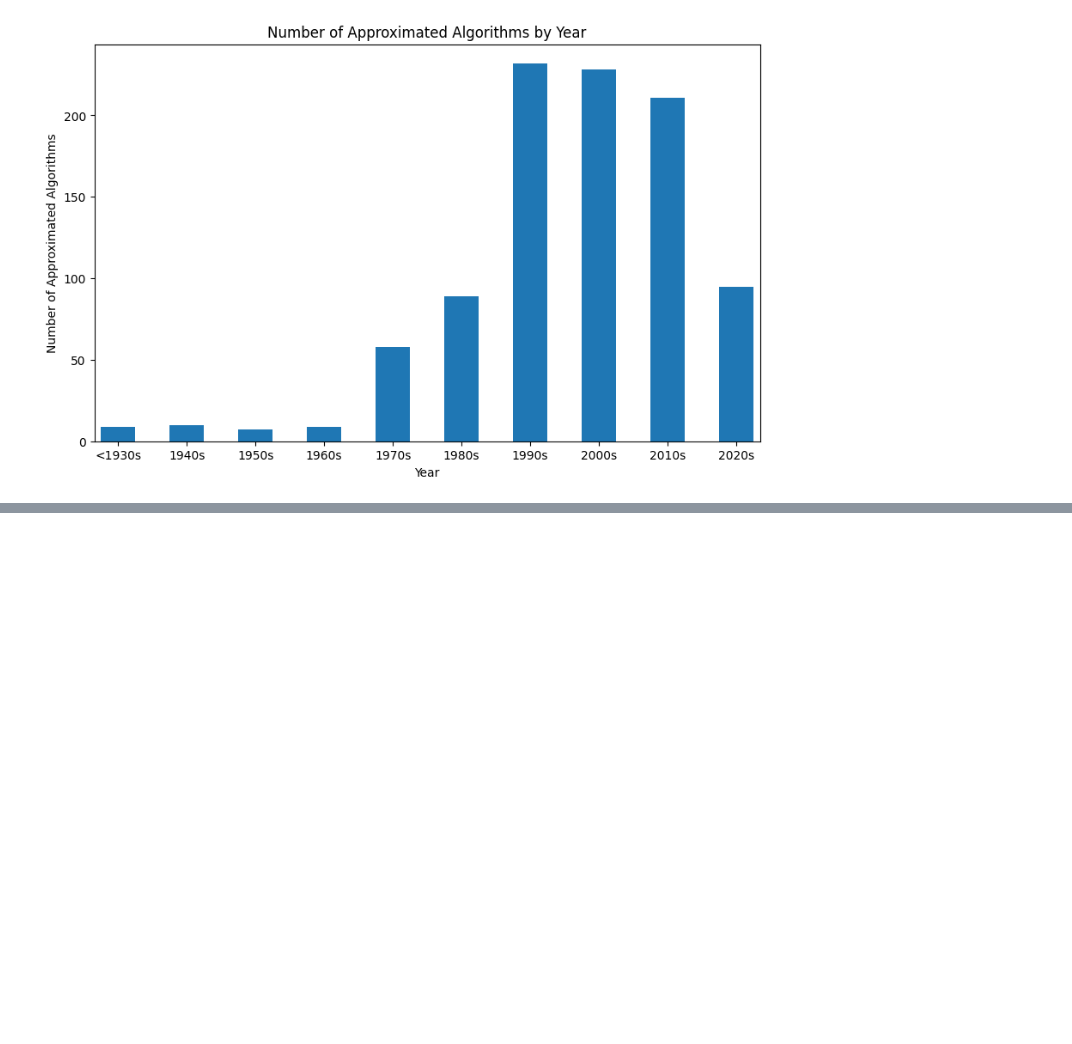
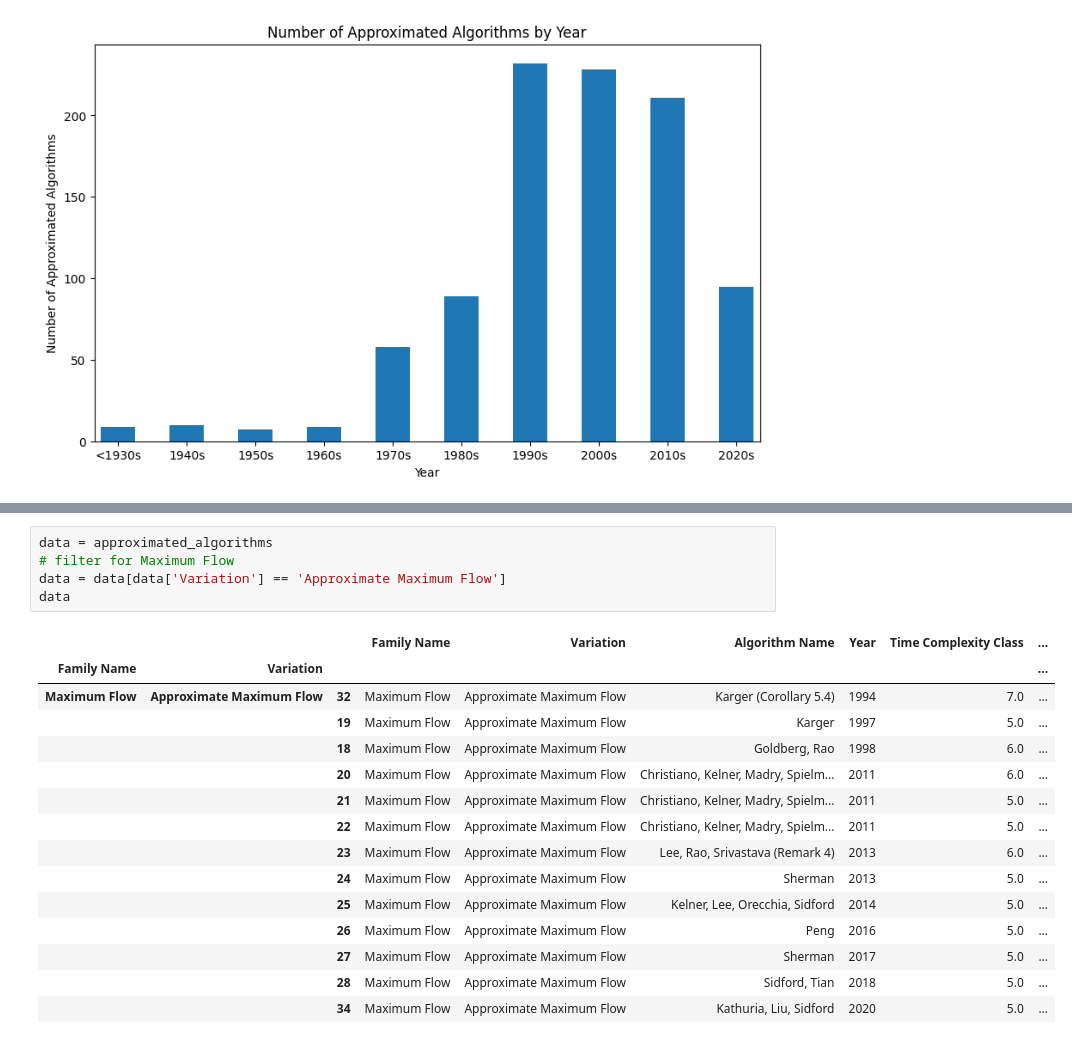
Before and after one commit to andrewlucasgs/approximation-algorithms, a Jupyter notebook: improvements.ipynb, the cells around one changed output, grey strips where cells are left out. Saved outputs shown, nothing was run; the diff lists cells and outputs as text; blank space fills up the shorter version.

```diff
--- a/improvements.ipynb
+++ b/improvements.ipynb
@@ -297,0 +290,21 @@ plt.show()
+# %%
+data = approximated_algorithms
+# filter for Maximum Flow
+data = data[data['Variation'] == 'Approximate Maximum Flow']
+data
+# %% [output]
+|  |  |  | Family Name | Variation | Algorithm Name | Year | Time Complexity Class | ... |
+| Family Name | Variation |  |  |  |  |  |  | ... |
+| Maximum Flow | Approximate Maximum Flow | 32 | Maximum Flow | Approximate Maximum Flow | Karger (Corollary 5.4) | 1994 | 7.0 | ... |
+|  |  | 19 | Maximum Flow | Approximate Maximum Flow | Karger | 1997 | 5.0 | ... |
+|  |  | 18 | Maximum Flow | Approximate Maximum Flow | Goldberg, Rao | 1998 | 6.0 | ... |
+|  |  | 20 | Maximum Flow | Approximate Maximum Flow | Christiano, Kelner, Madry, Spielm... | 2011 | 6.0 | ... |
+|  |  | 21 | Maximum Flow | Approximate Maximum Flow | Christiano, Kelner, Madry, Spielm... | 2011 | 5.0 | ... |
+|  |  | 22 | Maximum Flow | Approximate Maximum Flow | Christiano, Kelner, Madry, Spielm... | 2011 | 5.0 | ... |
+|  |  | 23 | Maximum Flow | Approximate Maximum Flow | Lee, Rao, Srivastava (Remark 4) | 2013 | 6.0 | ... |
+|  |  | 24 | Maximum Flow | Approximate Maximum Flow | Sherman | 2013 | 5.0 | ... |
+|  |  | 25 | Maximum Flow | Approximate Maximum Flow | Kelner, Lee, Orecchia, Sidford | 2014 | 5.0 | ... |
+|  |  | 26 | Maximum Flow | Approximate Maximum Flow | Peng | 2016 | 5.0 | ... |
+|  |  | 27 | Maximum Flow | Approximate Maximum Flow | Sherman | 2017 | 5.0 | ... |
+|  |  | 28 | Maximum Flow | Approximate Maximum Flow | Sidford, Tian | 2018 | 5.0 | ... |
+|  |  | 34 | Maximum Flow | Approximate Maximum Flow | Kathuria, Liu, Sidford | 2020 | 5.0 | ... |
```
Also changed, not shown: parts of 7 cells of this notebook.
